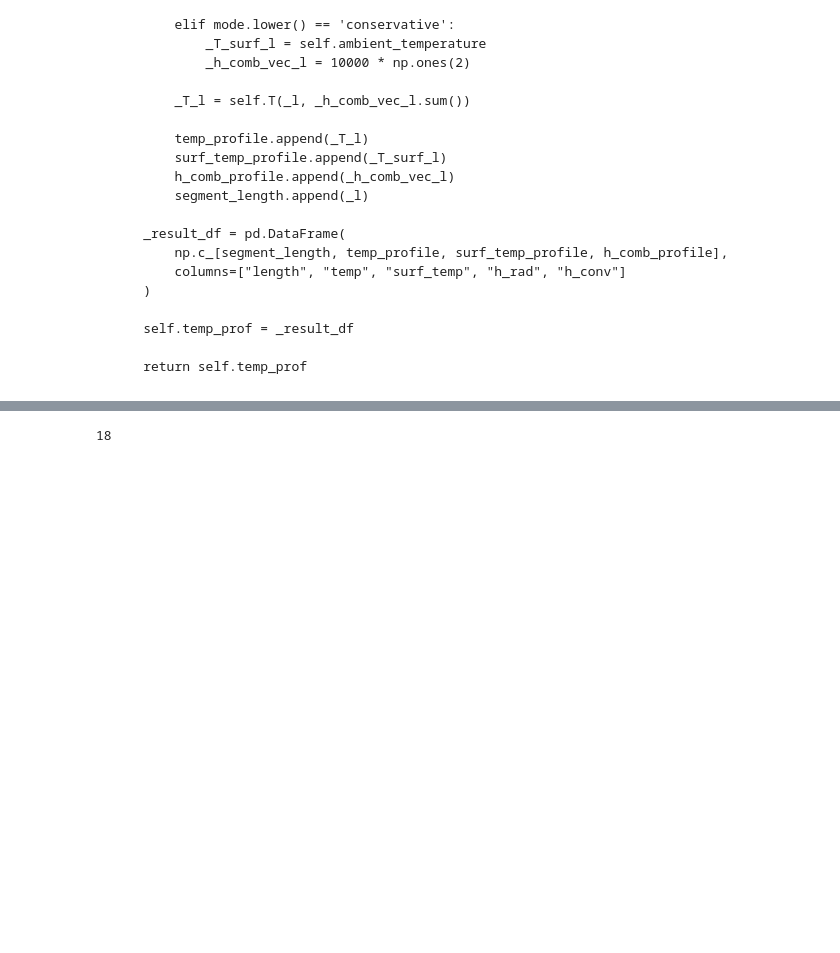
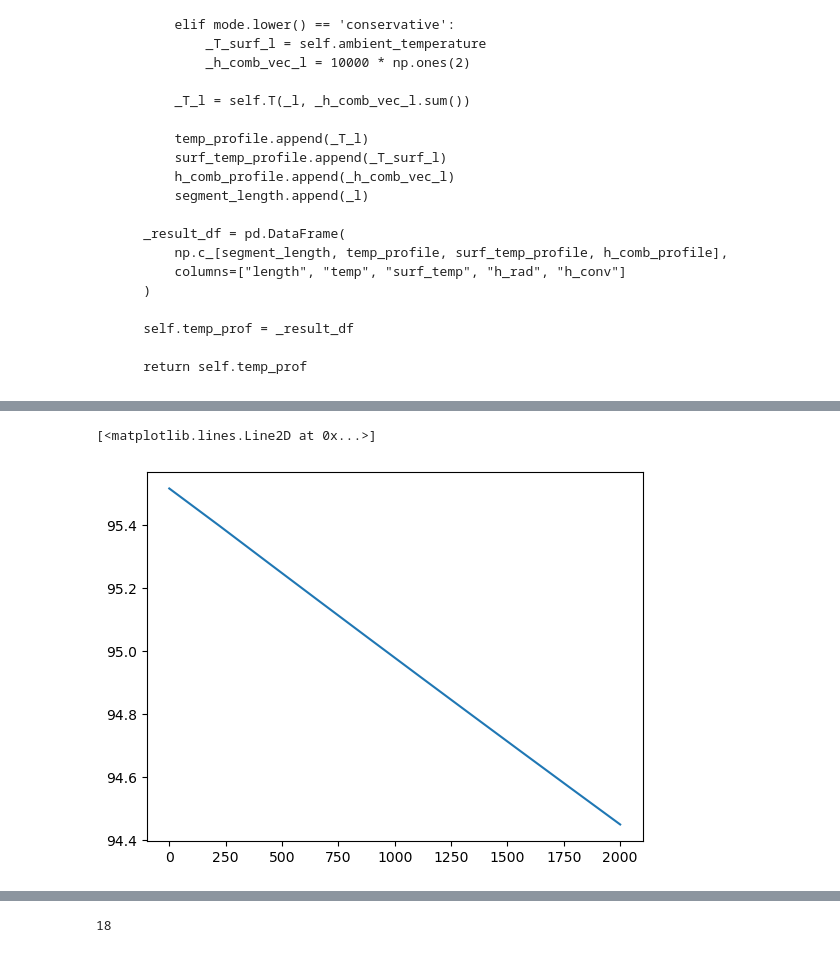
Before and after one commit to jack-sparrowh/heat_loss_on_piping, a Jupyter notebook: class approach - solution 1 - integral.ipynb, the cells around one changed output, grey strips where cells are left out. Saved outputs shown, nothing was run; the diff lists cells and outputs as text; code cells hidden in the pictures; blank space fills up the shorter version.

```diff
--- a/class approach - solution 1 - integral.ipynb
+++ b/class approach - solution 1 - integral.ipynb
@@ -263,7 +264,7 @@ user_array_2 = np.array([
 ])
 
 user_array_3 = np.array([
-    [4, 3.8, 0, 2000]
+    [4, 3.8, 0.5, 2000]
 ])
 
 user_table_raw_1 = pd.DataFrame(user_array_1, columns=['pipe_outer_diameter', 'pipe_inner_diameter', 'insulation_thickness', 'segment_length'])
@@ -714,0 +736,2 @@ ps.minim_surface_temperature
+# %%
+a = np.array([ps.find_surface_temperature(x) for x in np.linspace(0, 2000, 10)])
@@ -715,3 +740,8 @@ ps.minim_surface_temperature
+# %%
+plt.plot(np.linspace(0, 2000, 10), a)
+# %% [output]
+[<matplotlib.lines.Line2D at 0x...>]
+[figure, added]
 # %%
 0.1 * ps.inlet_temperature + 0.9 * ps.ambient_temperature
 # %% [output]
```
Also changed, not shown: parts of 11 cells of this notebook.
